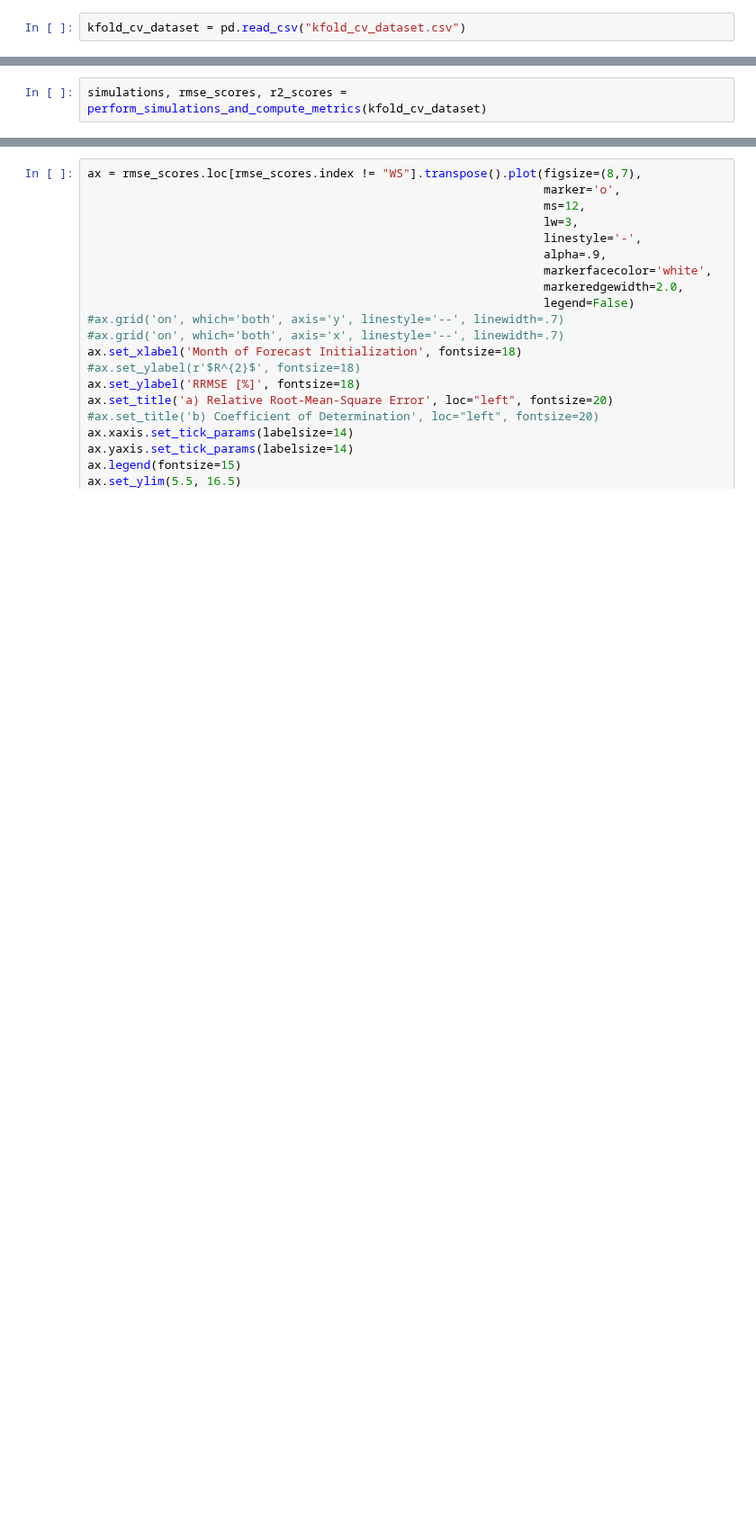
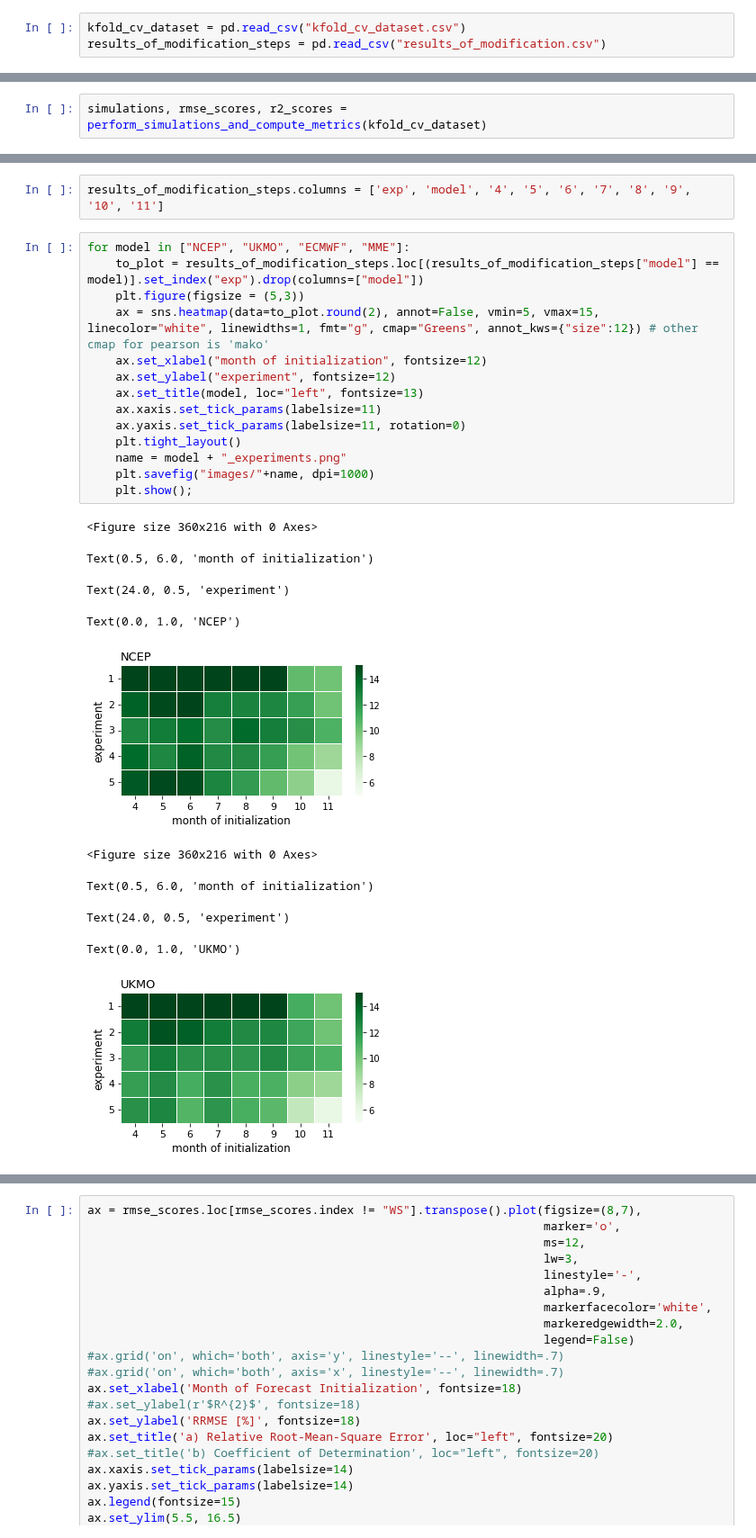
Before and after one commit to mzachow/wheat-yield-forecast-brazil, a Jupyter notebook: figures_for_manuscript.ipynb, the cells around one changed output, grey strips where cells are left out. Shown at 90% size. Cells and saved outputs as stored; diff of their text form; blank space fills up the shorter version.

```diff
--- a/figures_for_manuscript.ipynb
+++ b/figures_for_manuscript.ipynb
@@ -39,6 +36,7 @@ The autoreload extension is already loaded. To reload it, use:
 ### 1. Read Data
 # %%
 kfold_cv_dataset = pd.read_csv("kfold_cv_dataset.csv")
+results_of_modification_steps = pd.read_csv("results_of_modification.csv")
 # %% [markdown]
 ## 2. Simulate wheat yield
 # %%
@@ -84,0 +87,27 @@ r2_scores.head(5)
+# %%
+results_of_modification_steps.columns = ['exp', 'model', '4', '5', '6', '7', '8', '9', '10', '11']
+# %%
+for model in ["NCEP", "UKMO", "ECMWF", "MME"]:
+    to_plot = results_of_modification_steps.loc[(results_of_modification_steps["model"] == model)].set_index("exp").drop(columns=["model"])
+    plt.figure(figsize = (5,3))
+    ax = sns.heatmap(data=to_plot.round(2), annot=False, vmin=5, vmax=15, linecolor="white", linewidths=1, fmt="g", cmap="Greens", annot_kws={"size":12}) # other cmap for pearson is 'mako'
+    ax.set_xlabel("month of initialization", fontsize=12)
+    ax.set_ylabel("experiment", fontsize=12)
+    ax.set_title(model, loc="left", fontsize=13)
+    ax.xaxis.set_tick_params(labelsize=11)
+    ax.yaxis.set_tick_params(labelsize=11, rotation=0)
+    plt.tight_layout()
+    name = model + "_experiments.png"
+    plt.savefig("images/"+name, dpi=1000)
+    plt.show();
+# %% [output]
+<Figure size 360x216 with 0 Axes>
+Text(0.5, 6.0, 'month of initialization')
+Text(24.0, 0.5, 'experiment')
+Text(0.0, 1.0, 'NCEP')
+[figure, added]
+<Figure size 360x216 with 0 Axes>
+Text(0.5, 6.0, 'month of initialization')
+Text(24.0, 0.5, 'experiment')
+Text(0.0, 1.0, 'UKMO')
+[figure, added]
```
Also changed, not shown: parts of 8 cells of this notebook, 7 other files.
